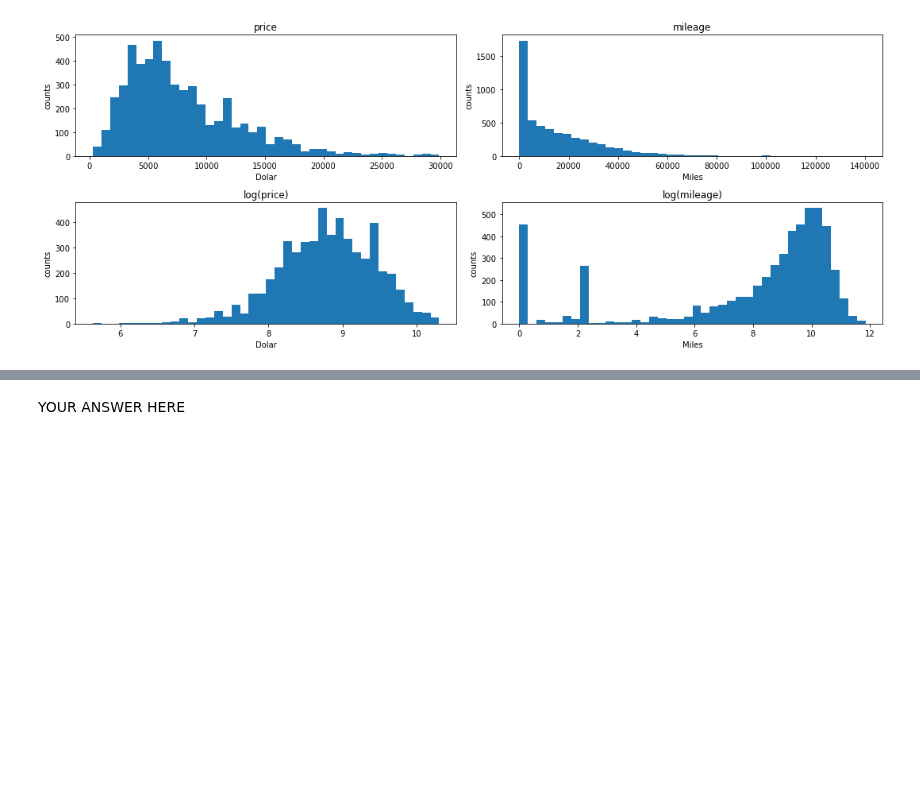
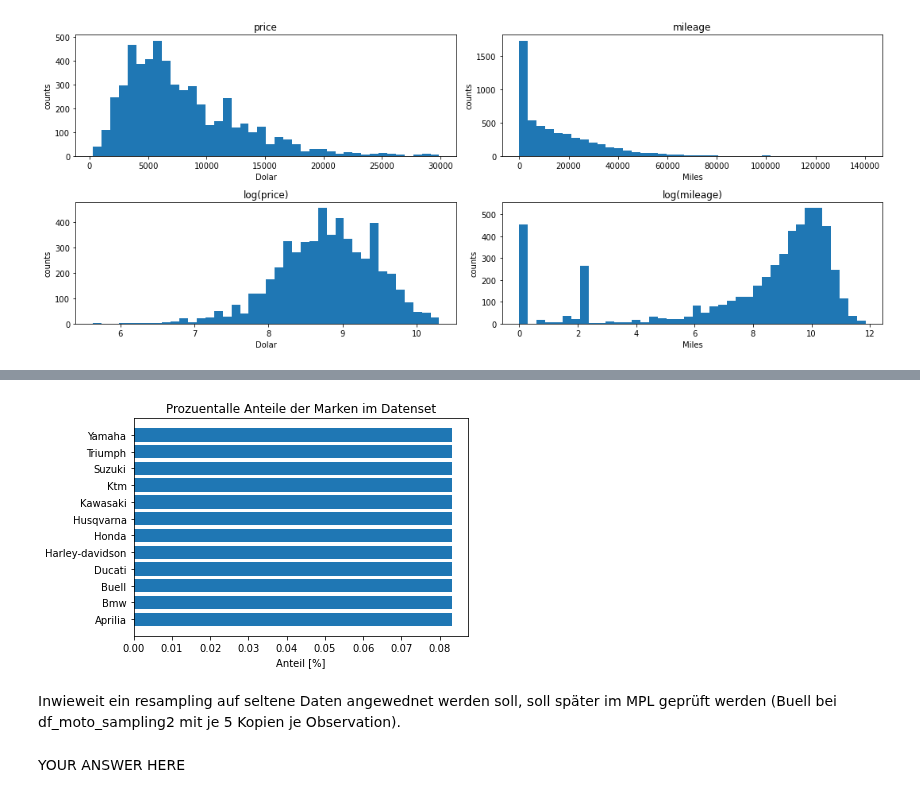
Before and after one commit to rootpi2203/ds_gml, a Jupyter notebook: gml_minichallenge_2/gml_minichallenge_2.ipynb, the cells around one changed output, grey strips where cells are left out. Cells and saved outputs as stored; diff of their text form; code cells hidden in the pictures; blank space fills up the shorter version.

```diff
--- a/gml_minichallenge_2/gml_minichallenge_2.ipynb
+++ b/gml_minichallenge_2/gml_minichallenge_2.ipynb
@@ -556,3 +701,18 @@ plt.show()
+# %%
+# Berechen Marken Anteile auf dem korrigierten Datensatz
+brand_resample_count = pd.DataFrame(df_moto_sampling2['brand'].value_counts())
+brand_resample_count['percent'] = df_moto_sampling2['brand'].value_counts() / len(df_moto_sampling2[attr])
+brand_resample_count
+
+# Plot die Anteile
+plt.barh(brand_resample_count.index, brand_resample_count['percent'])
+plt.title('Prozuentalle Anteile der Marken im Datenset')
+plt.xlabel('Anteil [%]')
+plt.show()
+# %% [output]
+[figure, added]
+# %% [markdown]
+Inwieweit ein resampling auf seltene Daten angewednet werden soll, soll später im MPL geprüft werden (Buell bei df_moto_sampling2 mit je 5 Kopien je Observation).
 # %% [markdown]
 YOUR ANSWER HERE
 # %% [markdown]
```
Also changed, not shown: parts of 9 cells of this notebook.
